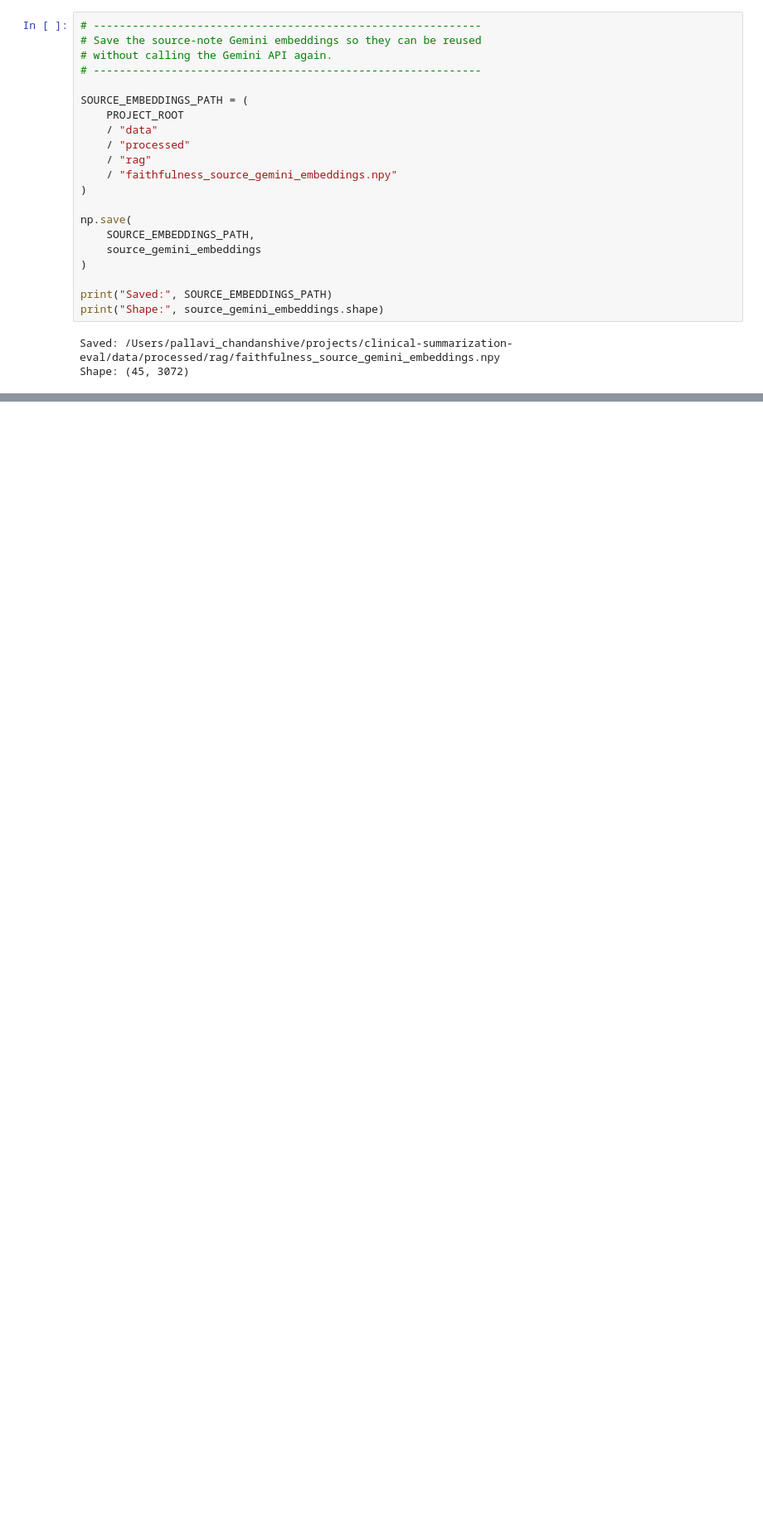
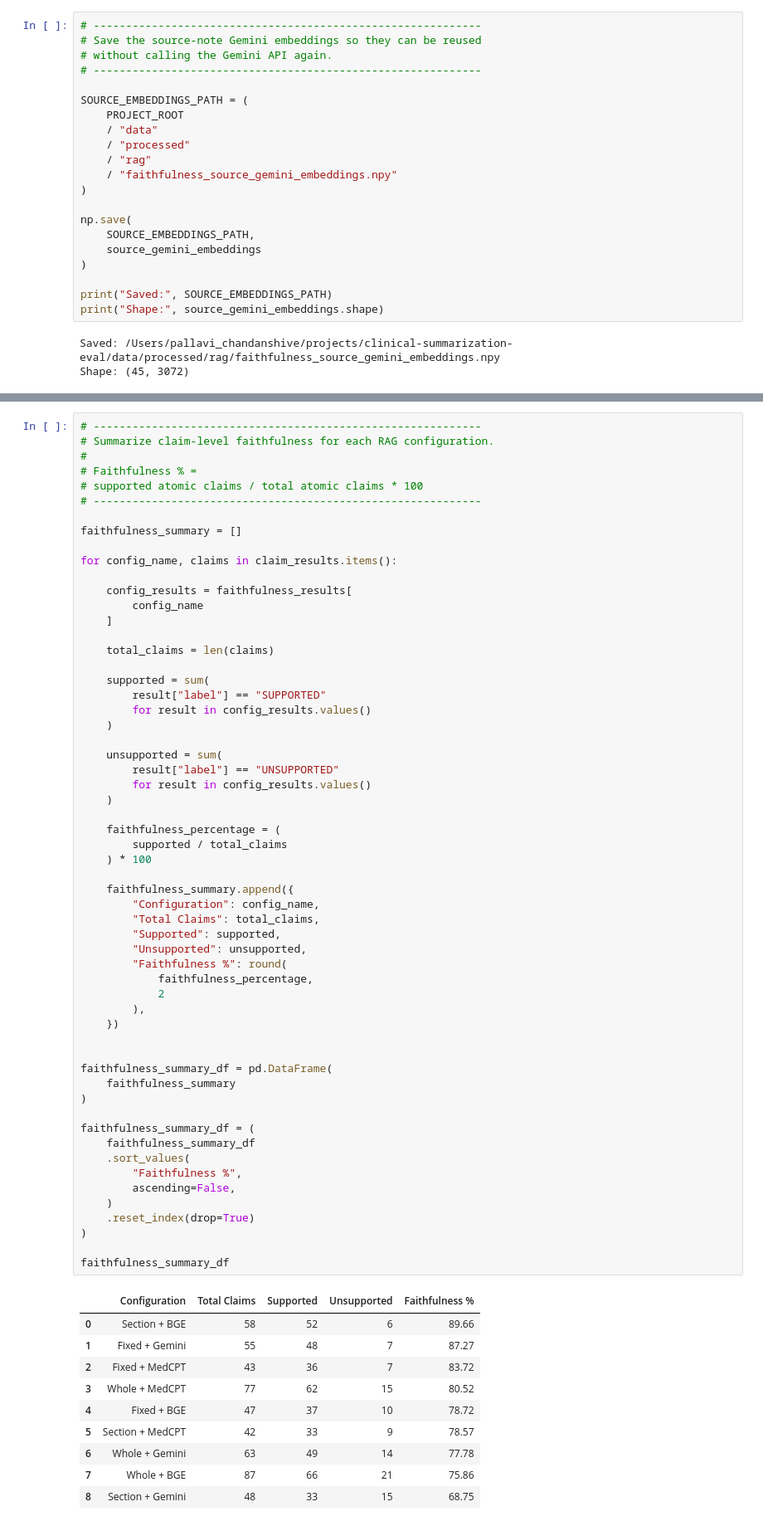
Before and after one commit to pallavi-cs-ai/clinical-summarization-eval, a Jupyter notebook: notebooks/rag/02_configuration_evaluation.ipynb, the cells around one changed output, grey strips where cells are left out. Shown at 83% size. Drawn from its saved outputs; the diff is of its cells as text; blank space fills up the shorter version.

```diff
--- a/notebooks/rag/02_configuration_evaluation.ipynb
+++ b/notebooks/rag/02_configuration_evaluation.ipynb
@@ -2803,0 +2902,69 @@ Shape: (45, 3072)
+# %%
+# ------------------------------------------------------------
+# Summarize claim-level faithfulness for each RAG configuration.
+#
+# Faithfulness % =
+# supported atomic claims / total atomic claims * 100
+# ------------------------------------------------------------
+
+faithfulness_summary = []
+
+for config_name, claims in claim_results.items():
+
+    config_results = faithfulness_results[
+        config_name
+    ]
+
+    total_claims = len(claims)
+
+    supported = sum(
+        result["label"] == "SUPPORTED"
+        for result in config_results.values()
+    )
+
+    unsupported = sum(
+        result["label"] == "UNSUPPORTED"
+        for result in config_results.values()
+    )
+
+    faithfulness_percentage = (
+        supported / total_claims
+    ) * 100
+
+    faithfulness_summary.append({
+        "Configuration": config_name,
+        "Total Claims": total_claims,
+        "Supported": supported,
+        "Unsupported": unsupported,
+        "Faithfulness %": round(
+            faithfulness_percentage,
+            2
+        ),
+    })
+
+
+faithfulness_summary_df = pd.DataFrame(
+    faithfulness_summary
+)
+
+faithfulness_summary_df = (
+    faithfulness_summary_df
+    .sort_values(
+        "Faithfulness %",
+        ascending=False,
+    )
+    .reset_index(drop=True)
+)
+
+faithfulness_summary_df
+# %% [output]
+|  | Configuration | Total Claims | Supported | Unsupported | Faithfulness % |
+| 0 | Section + BGE | 58 | 52 | 6 | 89.66 |
+| 1 | Fixed + Gemini | 55 | 48 | 7 | 87.27 |
+| 2 | Fixed + MedCPT | 43 | 36 | 7 | 83.72 |
+| 3 | Whole + MedCPT | 77 | 62 | 15 | 80.52 |
+| 4 | Fixed + BGE | 47 | 37 | 10 | 78.72 |
+| 5 | Section + MedCPT | 42 | 33 | 9 | 78.57 |
+| 6 | Whole + Gemini | 63 | 49 | 14 | 77.78 |
+| 7 | Whole + BGE | 87 | 66 | 21 | 75.86 |
+| 8 | Section + Gemini | 48 | 33 | 15 | 68.75 |
```
Also changed, not shown: parts of 11 cells of this notebook, 1 other file.
